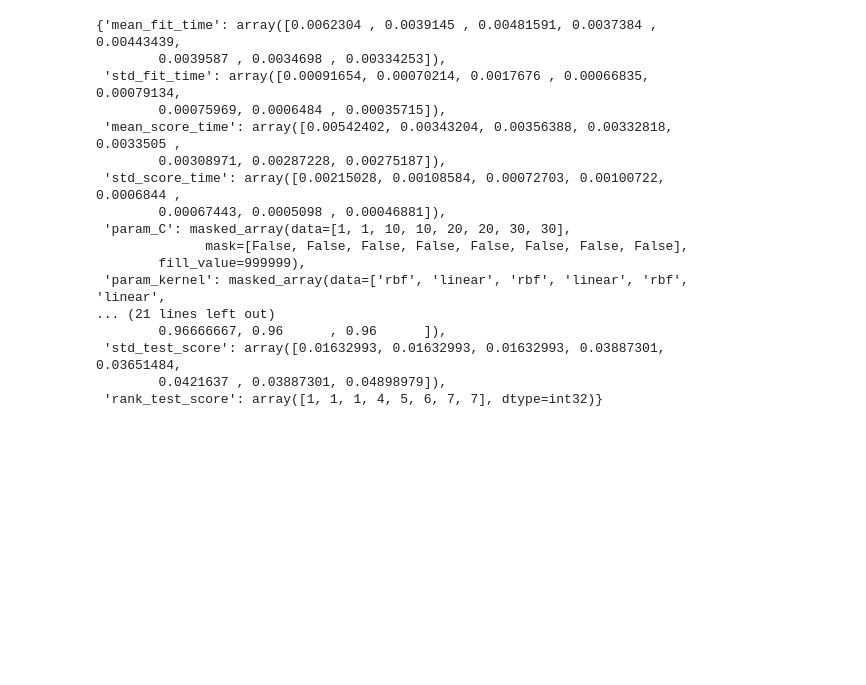
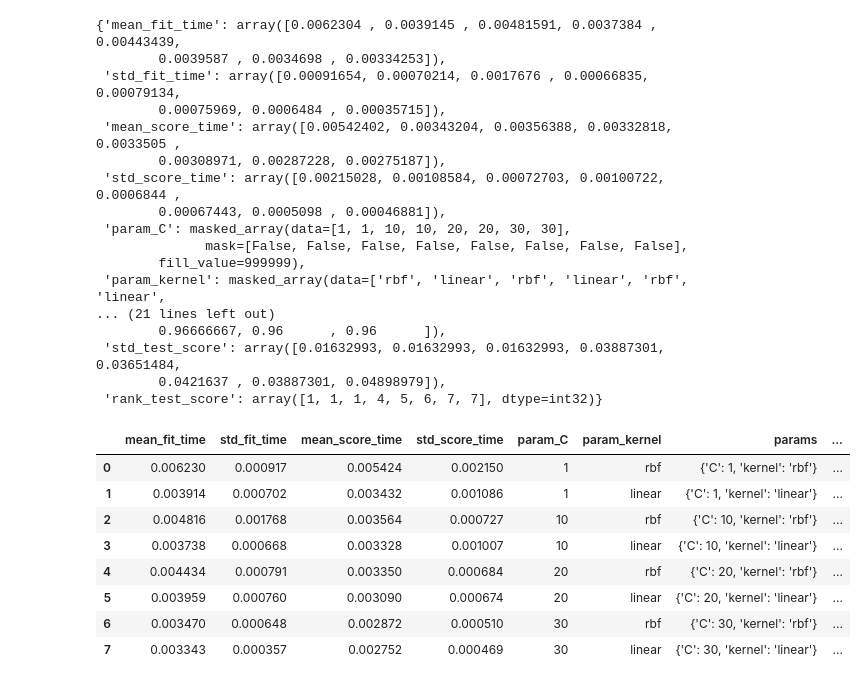
Before and after one commit to Fahad-1305/complete-machine-learning, a Jupyter notebook: Untitled.ipynb, the cells around one changed output. Saved outputs shown, nothing was run; the diff lists cells and outputs as text; code cells hidden in the pictures; blank space fills up the shorter version.

```diff
--- a/Untitled.ipynb
+++ b/Untitled.ipynb
@@ -83,3 +83,15 @@ classifier.cv_results_
  'rank_test_score': array([1, 1, 1, 4, 5, 6, 7, 7], dtype=int32)}
 # %%
 results = pd.DataFrame(classifier.cv_results_)
+# %%
+results
+# %% [output]
+|  | mean_fit_time | std_fit_time | mean_score_time | std_score_time | param_C | param_kernel | params | ... |
+| 0 | 0.006230 | 0.000917 | 0.005424 | 0.002150 | 1 | rbf | {'C': 1, 'kernel': 'rbf'} | ... |
+| 1 | 0.003914 | 0.000702 | 0.003432 | 0.001086 | 1 | linear | {'C': 1, 'kernel': 'linear'} | ... |
+| 2 | 0.004816 | 0.001768 | 0.003564 | 0.000727 | 10 | rbf | {'C': 10, 'kernel': 'rbf'} | ... |
+| 3 | 0.003738 | 0.000668 | 0.003328 | 0.001007 | 10 | linear | {'C': 10, 'kernel': 'linear'} | ... |
+| 4 | 0.004434 | 0.000791 | 0.003350 | 0.000684 | 20 | rbf | {'C': 20, 'kernel': 'rbf'} | ... |
+| 5 | 0.003959 | 0.000760 | 0.003090 | 0.000674 | 20 | linear | {'C': 20, 'kernel': 'linear'} | ... |
+| 6 | 0.003470 | 0.000648 | 0.002872 | 0.000510 | 30 | rbf | {'C': 30, 'kernel': 'rbf'} | ... |
+| 7 | 0.003343 | 0.000357 | 0.002752 | 0.000469 | 30 | linear | {'C': 30, 'kernel': 'linear'} | ... |
```
Also changed, not shown: parts of 1 cell of this notebook.
